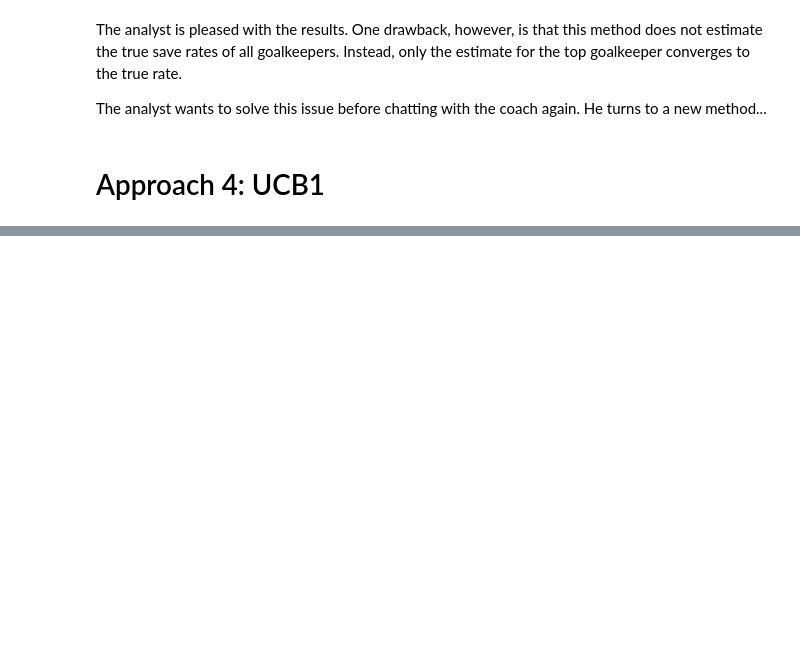
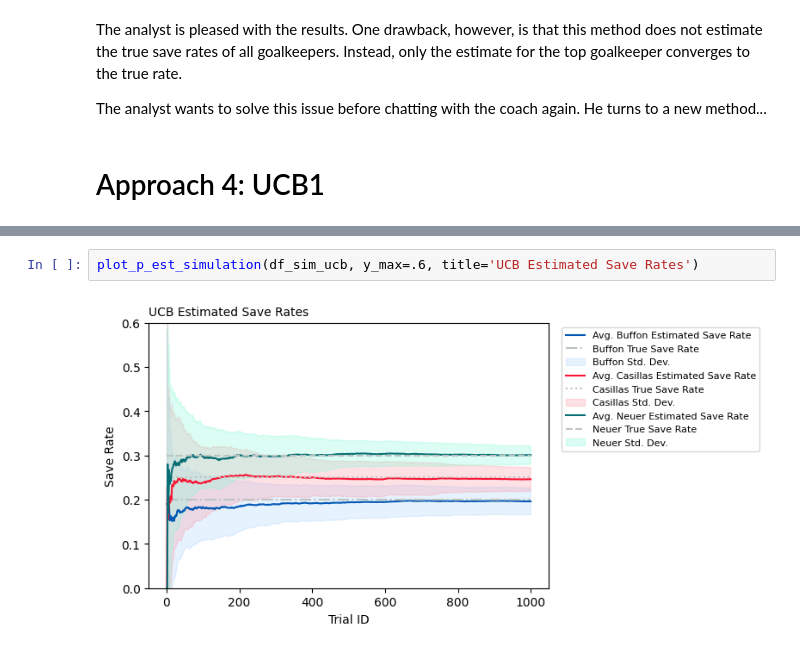
Before and after one commit to rgbuckley/goalkeeper_ab_test, a Jupyter notebook: bandit.ipynb, the cells around one changed output, grey strips where cells are left out. Cells and saved outputs as stored; diff of their text form; blank space fills up the shorter version.

```diff
--- a/bandit.ipynb
+++ b/bandit.ipynb
@@ -1409,0 +1636,4 @@ The analyst wants to solve this issue before chatting with the coach again. He t
+# %%
+plot_p_est_simulation(df_sim_ucb, y_max=.6, title='UCB Estimated Save Rates')
+# %% [output]
+[figure, added]
```
Also changed, not shown: parts of 24 cells of this notebook.
